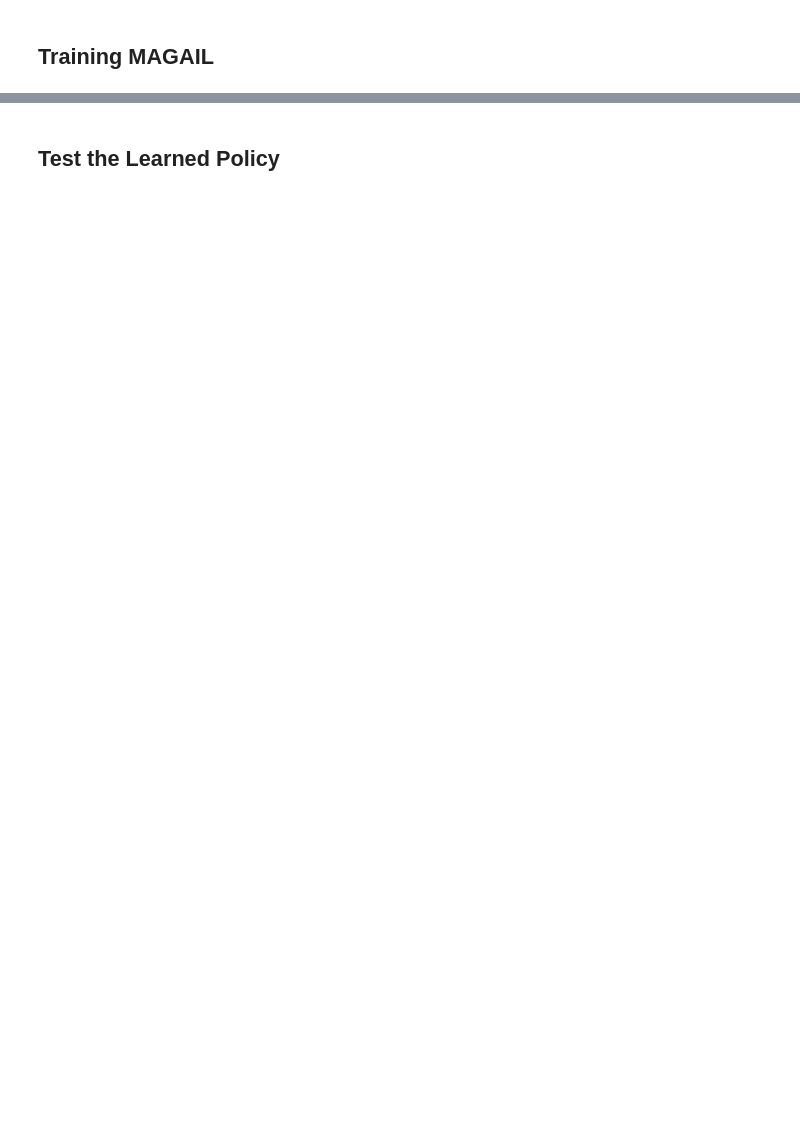
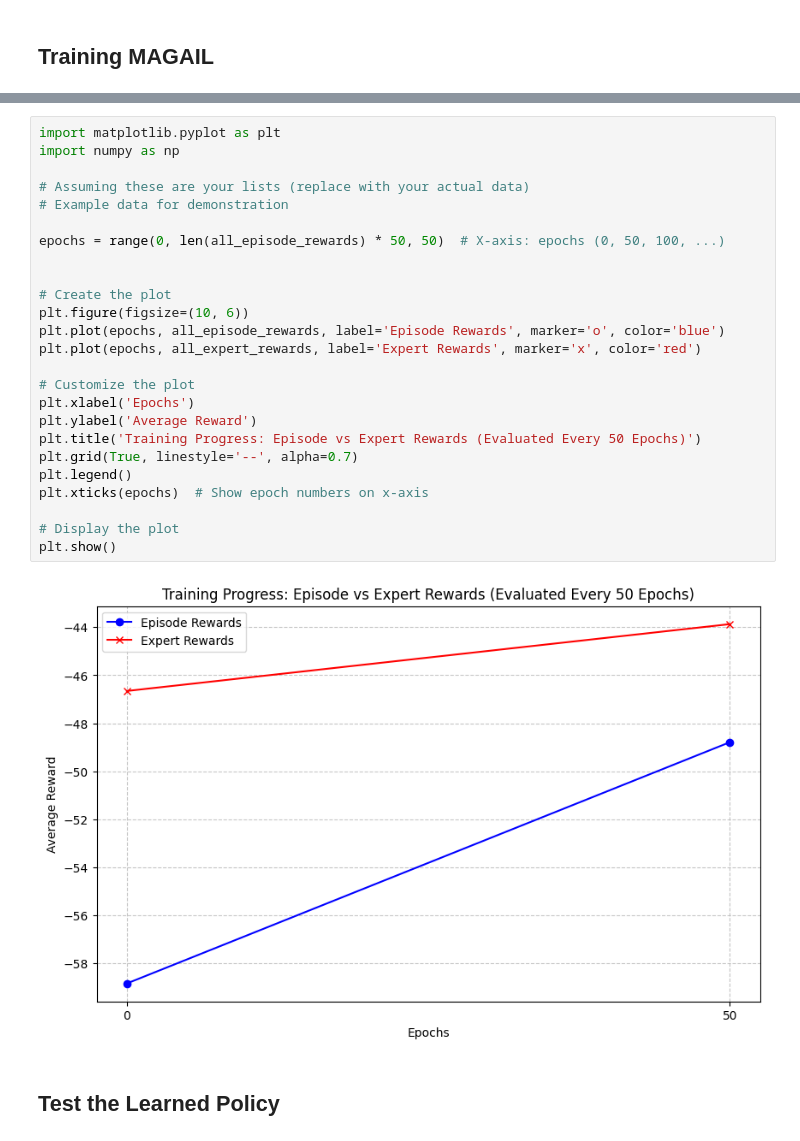
Before and after one commit to valeriacerciello/uzh-masters-project, a Jupyter notebook: MAGAIL.ipynb, the cells around one changed output, grey strips where cells are left out. Drawn from its saved outputs; the diff is of its cells as text; blank space fills up the shorter version.

Commit message:
Plot the reward curve

```diff
--- a/MAGAIL.ipynb
+++ b/MAGAIL.ipynb
@@ -474,3 +548,30 @@ KeyboardInterrupt:
+# %%
+import matplotlib.pyplot as plt
+import numpy as np
+
+# Assuming these are your lists (replace with your actual data)
+# Example data for demonstration
+
+epochs = range(0, len(all_episode_rewards) * 50, 50)  # X-axis: epochs (0, 50, 100, ...)
+
+
+# Create the plot
+plt.figure(figsize=(10, 6))
+plt.plot(epochs, all_episode_rewards, label='Episode Rewards', marker='o', color='blue')
+plt.plot(epochs, all_expert_rewards, label='Expert Rewards', marker='x', color='red')
+
+# Customize the plot
+plt.xlabel('Epochs')
+plt.ylabel('Average Reward')
+plt.title('Training Progress: Episode vs Expert Rewards (Evaluated Every 50 Epochs)')
+plt.grid(True, linestyle='--', alpha=0.7)
+plt.legend()
+plt.xticks(epochs)  # Show epoch numbers on x-axis
+
+# Display the plot
+plt.show()
+# %% [output]
+[figure, added]
 # %% [markdown]
 ## Test the Learned Policy
 # %%
```
Also changed, not shown: parts of 9 cells of this notebook.
